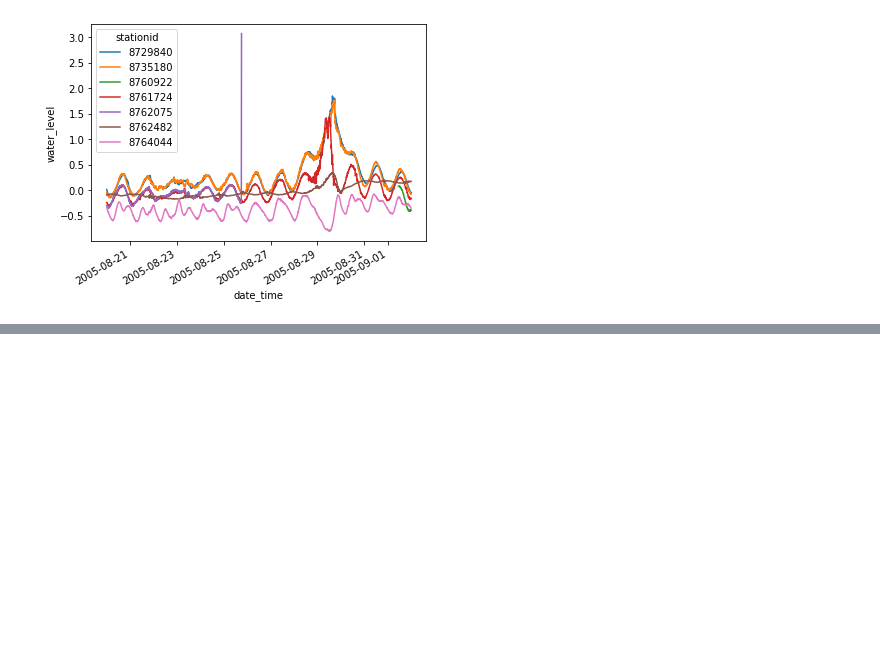
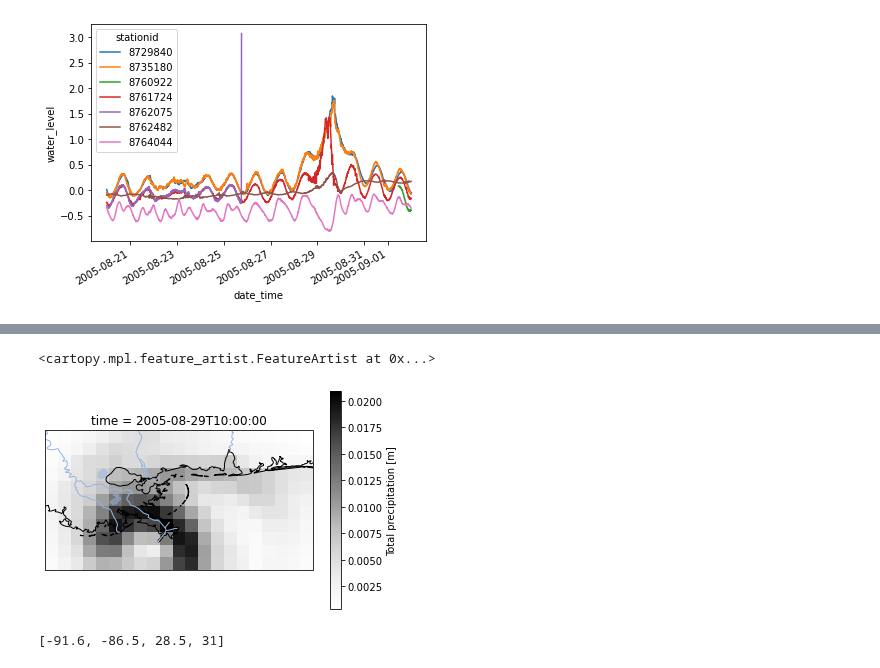
Before and after one commit to sdat2/adcirc-emulation, a Jupyter notebook: notebooks/exploratory/Katrina-Tidal-Guages.ipynb, the cells around one changed output, grey strips where cells are left out. Cells and saved outputs as stored; diff of their text form; code cells hidden in the pictures; blank space fills up the shorter version.

```diff
--- a/notebooks/exploratory/Katrina-Tidal-Guages.ipynb
+++ b/notebooks/exploratory/Katrina-Tidal-Guages.ipynb
@@ -163,0 +116,18 @@ ds.flags.astype("int").plot.line(row="stationid")
+# %%
+
+pc = ccrs.PlateCarree()
+mid_katrina(era5.tp).plot(cmap="Greys", transform=pc, subplot_kws={'projection': pc})
+ax = plt.gca()
+
+ax.add_feature(cartopy.feature.COASTLINE)
+ax.add_feature(cartopy.feature.LAKES, alpha=0.5)
+ax.add_feature(cartopy.feature.RIVERS)
+# %% [output]
+<cartopy.mpl.feature_artist.FeatureArtist at 0x...>
+[figure, added]
+# %%
+lons = [-91.6, -86.5]
+lats = [28.5, 31]
+lons + lats
+# %% [output]
+[-91.6, -86.5, 28.5, 31]
```
Also changed, not shown: parts of 22 cells of this notebook.
